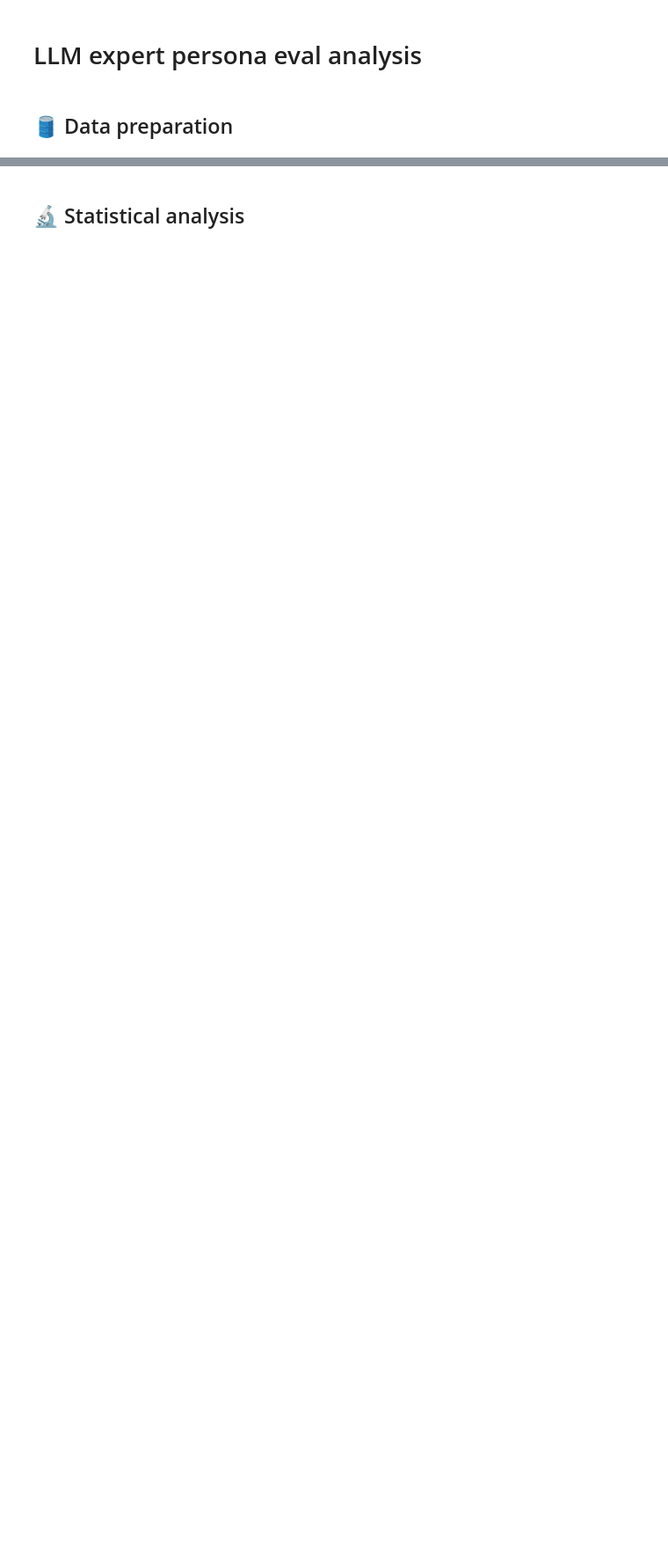
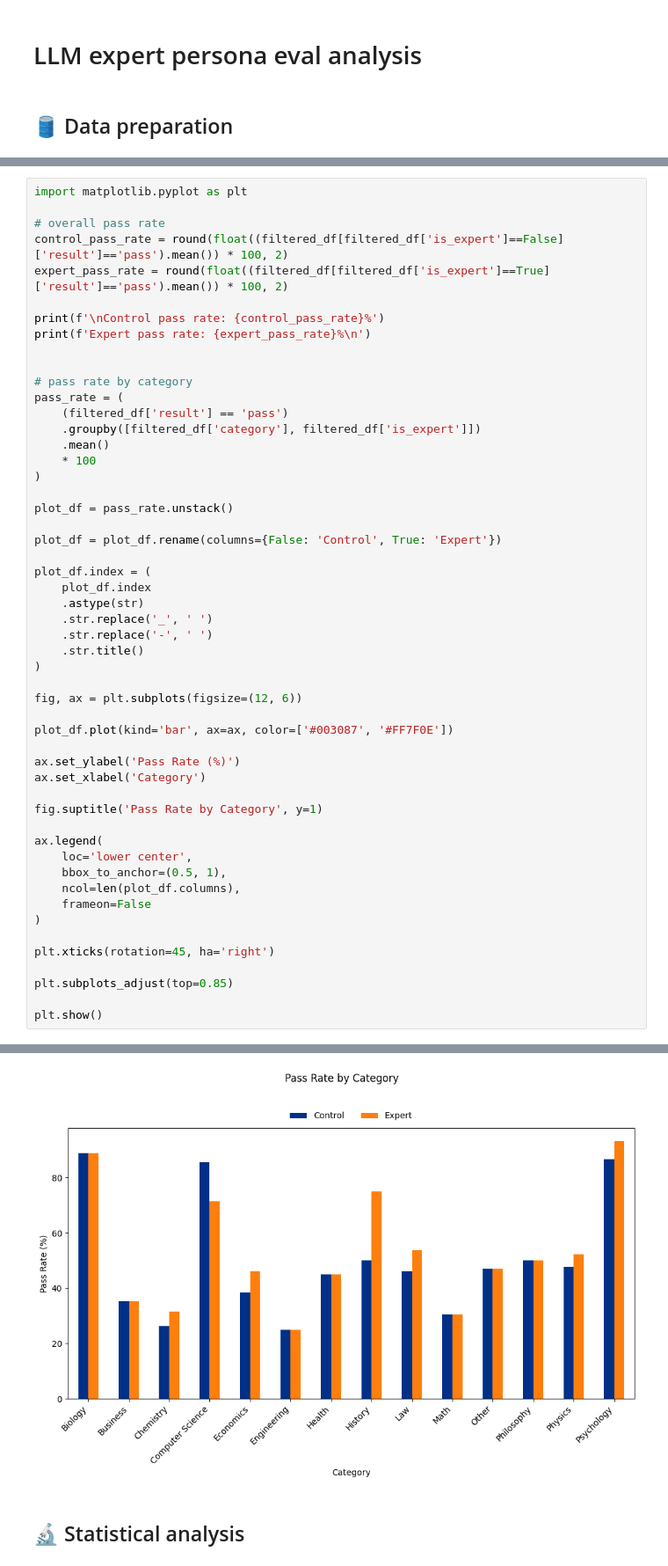
Before and after one commit to jcarterlab/expert-persona-eval, a Jupyter notebook: eval_analysis.ipynb, the cells around one changed output, grey strips where cells are left out. Shown at 88% size. Drawn from its saved outputs; the diff is of its cells as text; blank space fills up the shorter version.

```diff
--- a/eval_analysis.ipynb
+++ b/eval_analysis.ipynb
@@ -96,0 +58,53 @@ plt.show()
+# %%
+import matplotlib.pyplot as plt
+
+# overall pass rate
+control_pass_rate = round(float((filtered_df[filtered_df['is_expert']==False]['result']=='pass').mean()) * 100, 2)
+expert_pass_rate = round(float((filtered_df[filtered_df['is_expert']==True]['result']=='pass').mean()) * 100, 2)
+
+print(f'\nControl pass rate: {control_pass_rate}%')
+print(f'Expert pass rate: {expert_pass_rate}%\n')
+
+
+# pass rate by category
+pass_rate = (
+    (filtered_df['result'] == 'pass')
+    .groupby([filtered_df['category'], filtered_df['is_expert']])
+    .mean()
+    * 100
+)
+
+plot_df = pass_rate.unstack()
+
+plot_df = plot_df.rename(columns={False: 'Control', True: 'Expert'})
+
+plot_df.index = (
+    plot_df.index
+    .astype(str)
+    .str.replace('_', ' ')
+    .str.replace('-', ' ')
+    .str.title()
+)
+
+fig, ax = plt.subplots(figsize=(12, 6))
+
+plot_df.plot(kind='bar', ax=ax, color=['#003087', '#FF7F0E'])
+
+ax.set_ylabel('Pass Rate (%)')
+ax.set_xlabel('Category')
+
+fig.suptitle('Pass Rate by Category', y=1)
+
+ax.legend(
+    loc='lower center',
+    bbox_to_anchor=(0.5, 1),
+    ncol=len(plot_df.columns),
+    frameon=False
+)
+
+plt.xticks(rotation=45, ha='right')
+
+plt.subplots_adjust(top=0.85)
+
+plt.show()
+# %% [output]
@@ -97,2 +113,3 @@ plt.show()
+[figure, added]
 # %% [markdown]
 ## 🔬 Statistical analysis
```
Also changed, not shown: parts of 19 cells of this notebook, 2 other files.
